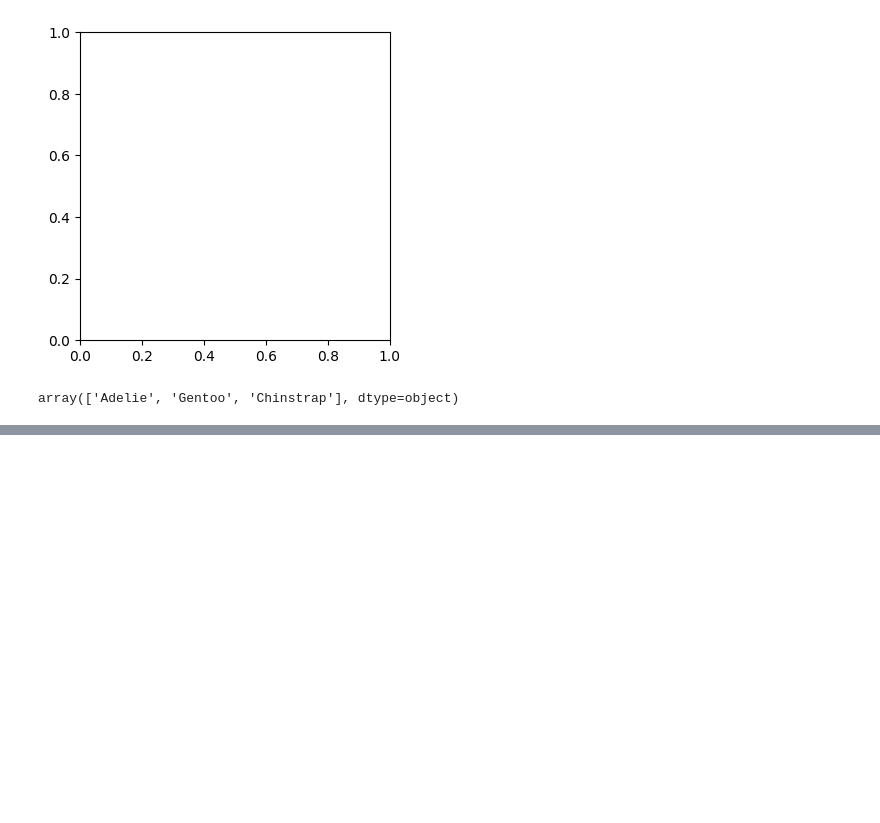
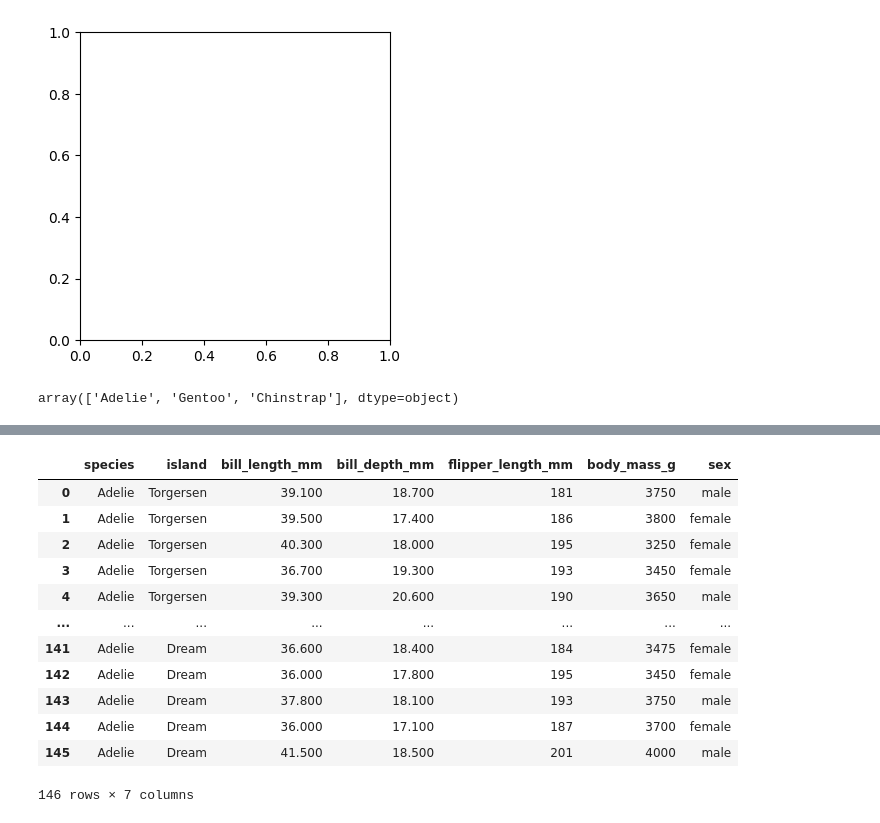
Before and after one commit to J0hnLenin/DL, a Jupyter notebook: DL3.ipynb, the cells around one changed output, grey strips where cells are left out. Cells and saved outputs as stored; diff of their text form; code cells hidden in the pictures; blank space fills up the shorter version.

```diff
--- a/DL3.ipynb
+++ b/DL3.ipynb
@@ -248,0 +254,16 @@ print("Размерность слоёв: ", *[i.size for i in  MLP.layers])
+# %%
+df[df['species'] == 'Adelie']
+# %% [output]
+|  | species | island | bill_length_mm | bill_depth_mm | flipper_length_mm | body_mass_g | sex |
+| 0 | Adelie | Torgersen | 39.100 | 18.700 | 181 | 3750 | male |
+| 1 | Adelie | Torgersen | 39.500 | 17.400 | 186 | 3800 | female |
+| 2 | Adelie | Torgersen | 40.300 | 18.000 | 195 | 3250 | female |
+| 3 | Adelie | Torgersen | 36.700 | 19.300 | 193 | 3450 | female |
+| 4 | Adelie | Torgersen | 39.300 | 20.600 | 190 | 3650 | male |
+| ... | ... | ... | ... | ... | ... | ... | ... |
+| 141 | Adelie | Dream | 36.600 | 18.400 | 184 | 3475 | female |
+| 142 | Adelie | Dream | 36.000 | 17.800 | 195 | 3450 | female |
+| 143 | Adelie | Dream | 37.800 | 18.100 | 193 | 3750 | male |
+| 144 | Adelie | Dream | 36.000 | 17.100 | 187 | 3700 | female |
+| 145 | Adelie | Dream | 41.500 | 18.500 | 201 | 4000 | male |
+146 rows × 7 columns
```
Also changed, not shown: parts of 8 cells of this notebook.
